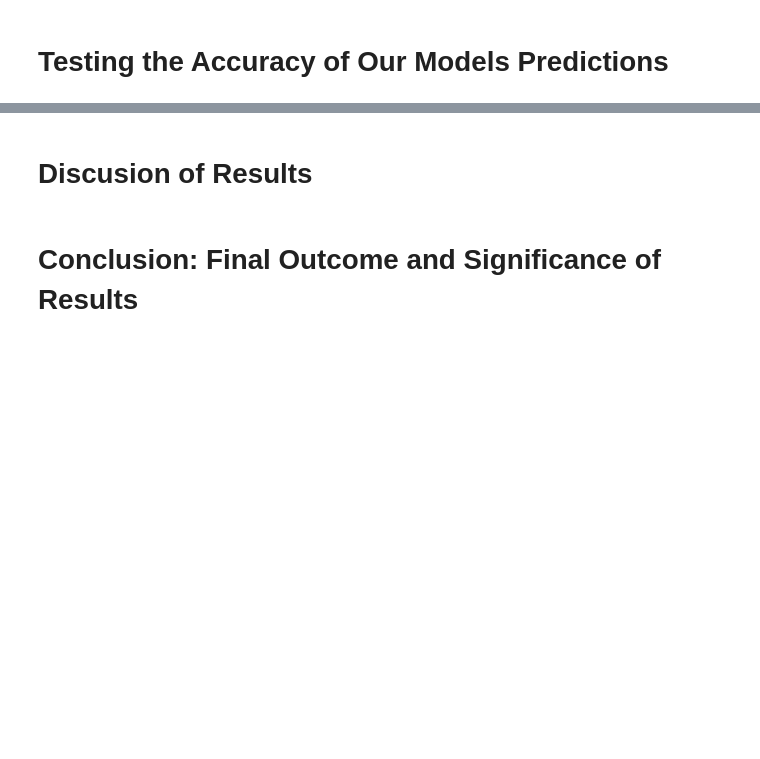
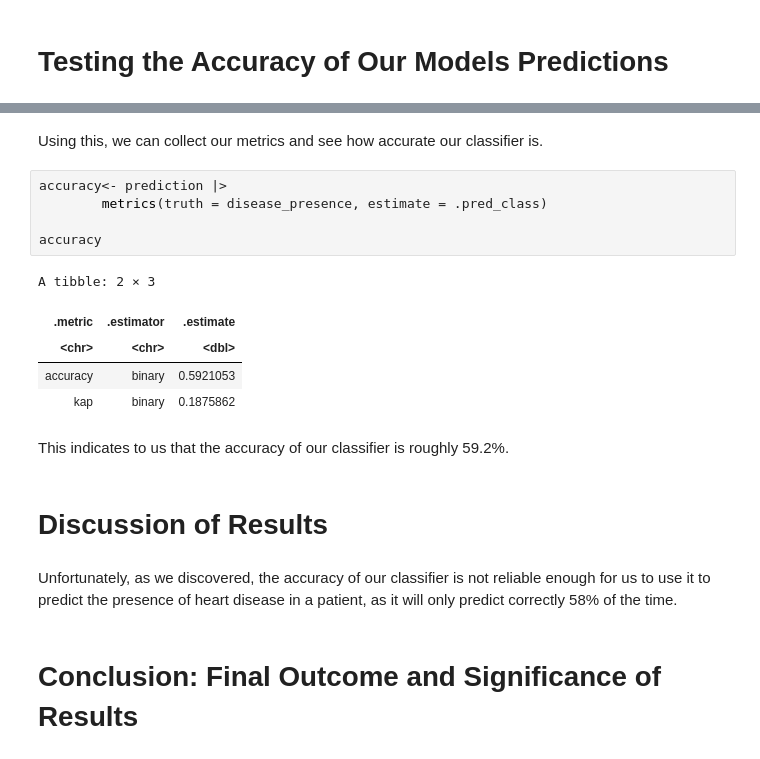
Before and after one commit to ValerieAldunce/dsci_project, a Jupyter notebook: FINAL_PROJECT.ipynb, the cells around one changed output, grey strips where cells are left out. Drawn from its saved outputs; the diff is of its cells as text; blank space fills up the shorter version.

```diff
--- a/FINAL_PROJECT.ipynb
+++ b/FINAL_PROJECT.ipynb
@@ -198,5 +264,22 @@ accuracy
+# %% [markdown]
+Using this, we can collect our metrics and see how accurate our classifier is.
+# %%
+accuracy<- prediction |>
+        metrics(truth = disease_presence, estimate = .pred_class)
+
+accuracy
+# %% [output]
+A tibble: 2 × 3
+| .metric | .estimator | .estimate |
+| <chr> | <chr> | <dbl> |
+| accuracy | binary | 0.5921053 |
+| kap | binary | 0.1875862 |
+# %% [markdown]
+This indicates to us that the accuracy of our classifier is roughly 59.2%.
 # %% [markdown]
-# Discusion of Results
+# Discussion of Results
+# %% [markdown]
+Unfortunately, as we discovered, the accuracy of our classifier is not reliable enough for us to use it to predict the presence of heart disease in a patient, as it will only predict correctly 58% of the time.
 # %% [markdown]
 # Conclusion: Final Outcome and Significance of Results
 # %% [markdown]
```
Also changed, not shown: parts of 16 cells of this notebook.
